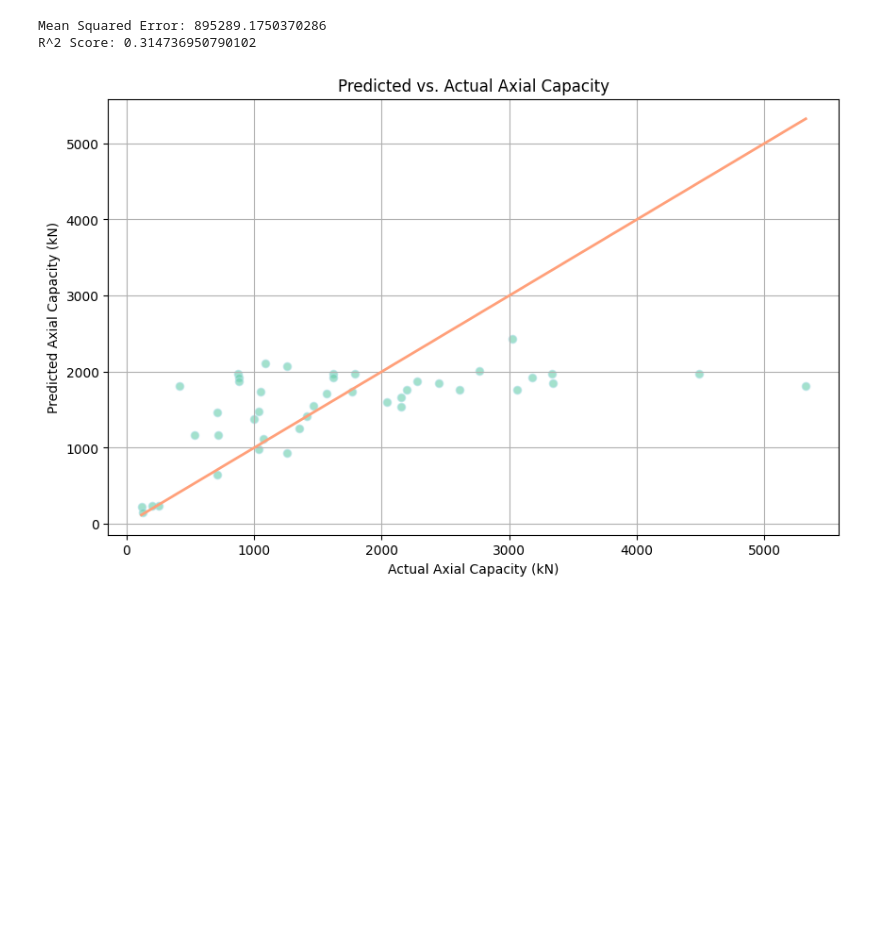
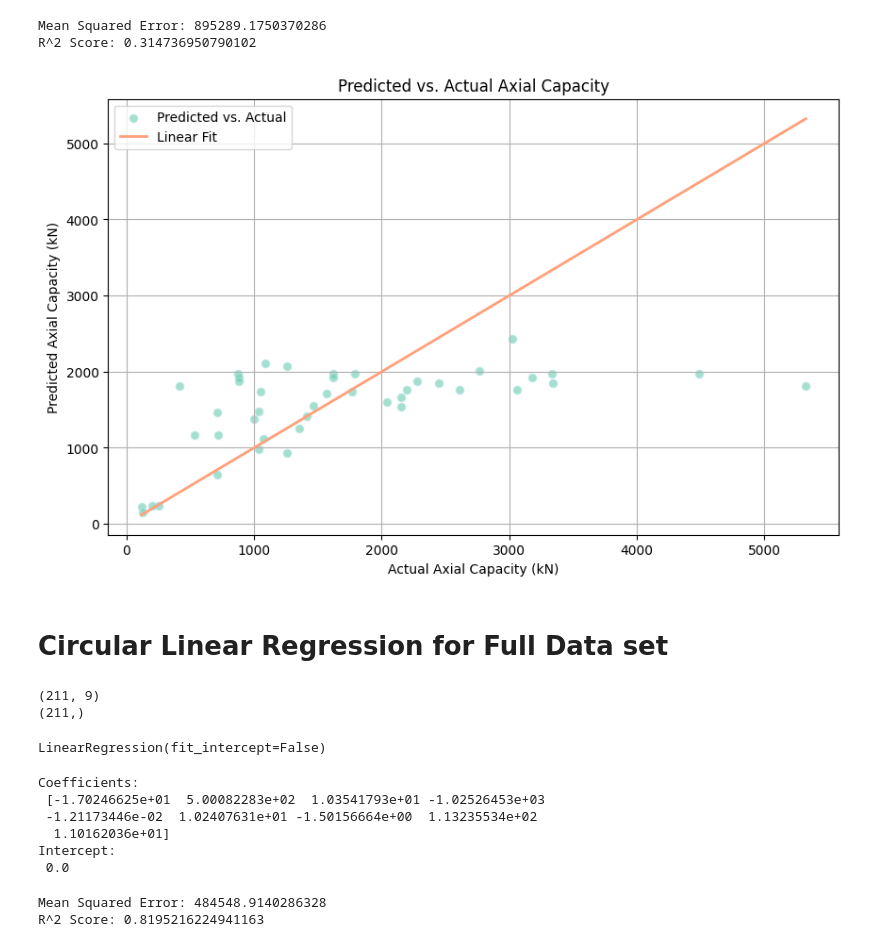
Before and after one commit to AnthonyKelly8/ENGG_680_Project, a Jupyter notebook: Code/Linear_Regression_ENGG680.ipynb, the cells around one changed output. Saved outputs shown, nothing was run; the diff lists cells and outputs as text; code cells hidden in the pictures; blank space fills up the shorter version.

```diff
--- a/Code/Linear_Regression_ENGG680.ipynb
+++ b/Code/Linear_Regression_ENGG680.ipynb
@@ -193,12 +197,26 @@ R^2 Score: 0.314736950790102
 # %%
 # Scatter Plot: Predicted vs. Actual Values
 plt.figure(figsize=(10, 6))
 plt.scatter(y_low_corr_test, y_low_corr_pred, alpha=0.6, color='mediumaquamarine', edgecolors='powderblue')
 plt.plot([y_low_corr_test.min(), y_low_corr_test.max()], [y_low_corr_test.min(), y_low_corr_test.max()], 'lightsalmon', linewidth=2)
 plt.xlabel('Actual Axial Capacity (kN)')
 plt.ylabel('Predicted Axial Capacity (kN)')
 plt.title('Predicted vs. Actual Axial Capacity')
+plt.legend(['Predicted vs. Actual','Linear Fit'])
 plt.grid(True)
 plt.show()
 # %% [output]
-[figure, old version]
+[figure, new version]
+# %% [markdown]
+# Circular Linear Regression for Full Data set
+# %%
+# Define X (features) and y (target)
+X = df_circ.drop(columns=['N_Test'])
+y = df_circ['N_Test']
+
+#printing shape to confirm number of features and values
+print(X.shape)
+print(y.shape)
+# %% [output]
+(211, 9)
+(211,)
@@ -204,0 +226,8 @@ plt.show()
+# %%
+# Initialize and train the model
+model = LinearRegression(fit_intercept=False)
+
+#training model
+model.fit(X_train, y_train)
+# %% [output]
+LinearRegression(fit_intercept=False)
@@ -204,0 +237,22 @@ plt.show()
+# %%
+# The coefficients
+print('Coefficients: \n', model.coef_)
+# The intercept
+print('Intercept: \n', model.intercept_)
+# %% [output]
+Coefficients:
+ [-1.70246625e+01  5.00082283e+02  1.03541793e+01 -1.02526453e+03
+ -1.21173446e-02  1.02407631e+01 -1.50156664e+00  1.13235534e+02
+  1.10162036e+01]
+Intercept:
+ 0.0
+# %%
+# Calculating error metrics
+mse = mean_squared_error(y_test, y_pred)
+r2 = r2_score(y_test, y_pred)
+
+print("Mean Squared Error:", mse)
+print("R^2 Score:", r2)
+# %% [output]
+Mean Squared Error: 484548.9140286328
+R^2 Score: 0.8195216224941163
```
Also changed, not shown: parts of 27 cells of this notebook, 3 other files.
